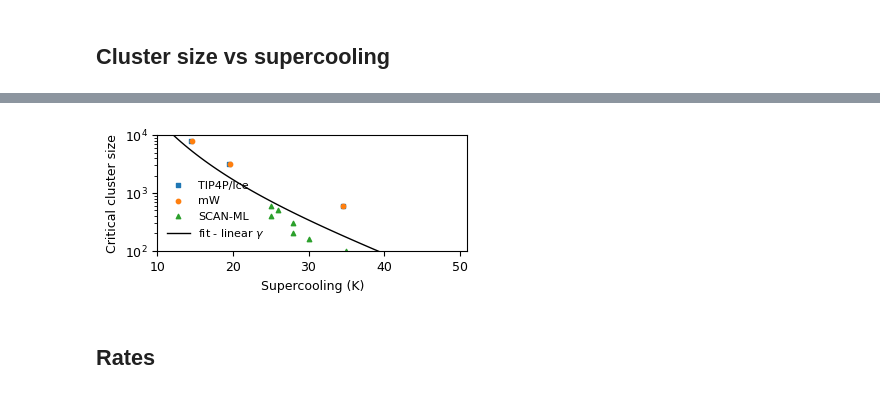
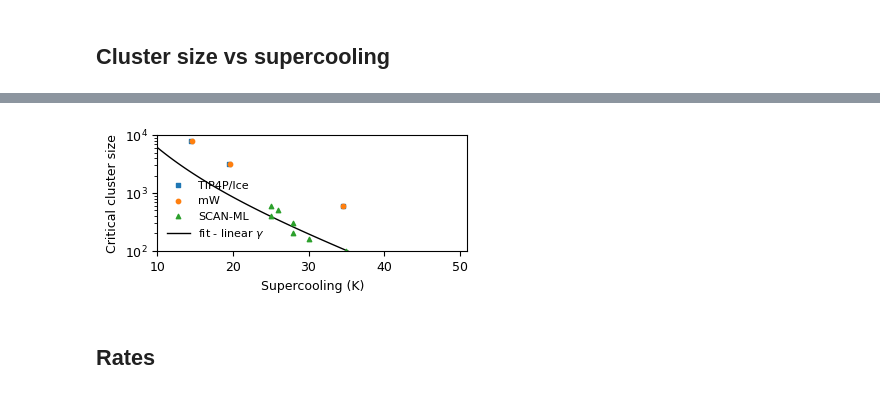
Before and after one commit to Wanqi1996/Feldspar-figures, a Jupyter notebook: Analysis.ipynb, the cells around one changed output, grey strips where cells are left out. Cells and saved outputs as stored; diff of their text form; code cells hidden in the pictures.

```diff
--- a/Analysis.ipynb
+++ b/Analysis.ipynb
@@ -786,8 +786,21 @@ def funcnc(temp,gamma0,gamma_slope):
 #
 deltats=np.linspace(0,52,100)
 
-plt.plot(deltats,funcnc(312-deltats,*popt_gamma),color='black',label=r'fit - linear $\gamma$',linewidth=1,zorder=0)
+#plt.plot(deltats,funcnc(312-deltats,*popt_gamma),color='black',label=r'fit - linear $\gamma$',linewidth=1,zorder=0) #homogeneous
+plt.plot(deltats,funcnc(308-deltats,*popt_gamma),color='black',label=r'fit - linear $\gamma$',linewidth=1,zorder=0) #feldspar
 print(popt*10/6.02)
+
+# 输出到 Excel
+import pandas as pd
+x_fit = deltats
+y_fit = funcnc(308 - x_fit, *popt_gamma) # !!! 308 or 312
+df = pd.DataFrame({
+    "Supercooling_K": x_fit,
+    "Critical_cluster_size": y_fit
+})
+df.to_excel("fit_curve.xlsx", index=False)
+print("拟合曲线数据已保存为 fit_curve.xlsx")
+files.download("fit_curve.xlsx")
 
 plt.yscale('log')
 plt.ylim([100,10000])
@@ -826,4 +835,4 @@ WARNING:matplotlib.font_manager:findfont: Generic family 'serif' not found becau
-[figure, old version]
+[figure, new version]
 # %% [markdown]
 ## Rates
 # %%
```
Also changed, not shown: parts of 1 cell of this notebook.
